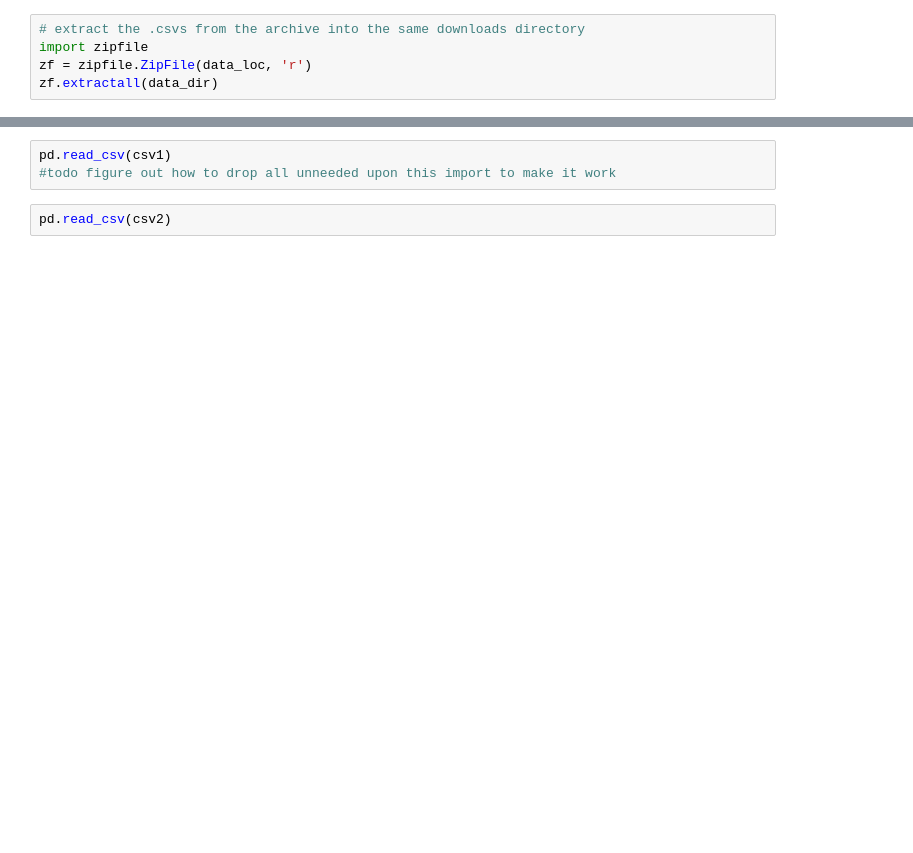
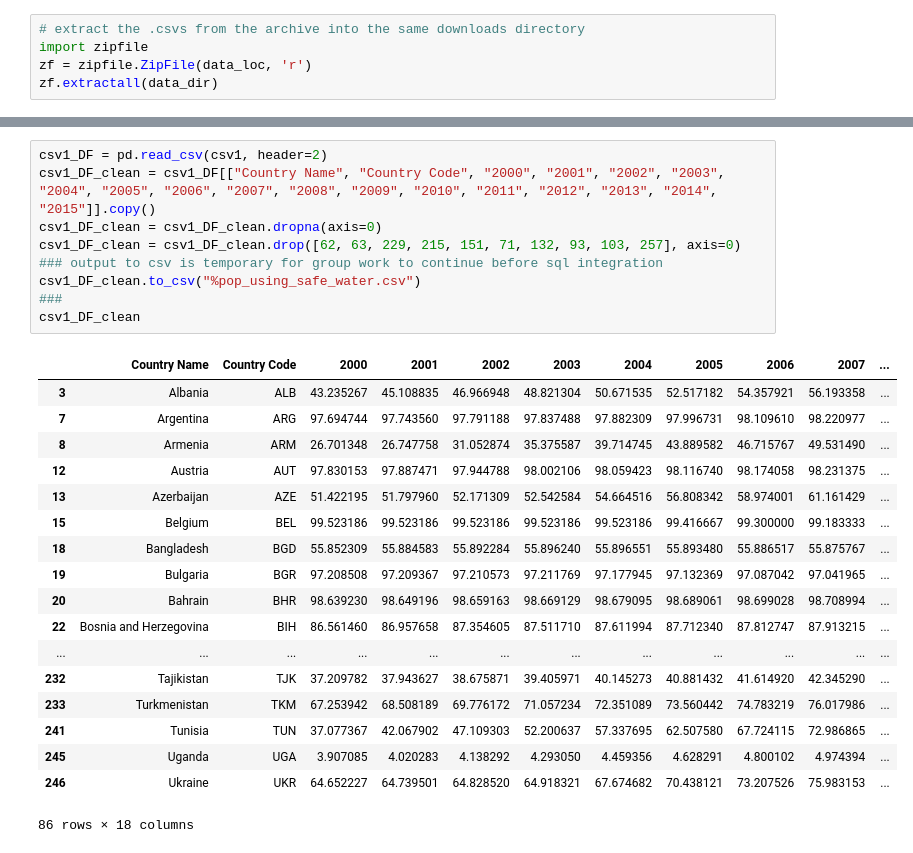
Before and after one commit to ykarki1/water-access, a Jupyter notebook: water_notebook.ipynb, the cells around one changed output, grey strips where cells are left out. Cells and saved outputs as stored; diff of their text form; blank space fills up the shorter version.

Commit message:
saving progress
df1 is fixed and cleaned

df2 needs to be cleaned still

```diff
--- a/water_notebook.ipynb
+++ b/water_notebook.ipynb
@@ -74,5 +86,28 @@ print(csv2)
-# %%
-pd.read_csv(csv1)
-#todo figure out how to drop all unneeded upon this import to make it work
-# %%
-pd.read_csv(csv2)
+# %%
+csv1_DF = pd.read_csv(csv1, header=2)
+csv1_DF_clean = csv1_DF[["Country Name", "Country Code", "2000", "2001", "2002", "2003", "2004", "2005", "2006", "2007", "2008", "2009", "2010", "2011", "2012", "2013", "2014", "2015"]].copy()
+csv1_DF_clean = csv1_DF_clean.dropna(axis=0)
+csv1_DF_clean = csv1_DF_clean.drop([62, 63, 229, 215, 151, 71, 132, 93, 103, 257], axis=0)
+### output to csv is temporary for group work to continue before sql integration
+csv1_DF_clean.to_csv("%pop_using_safe_water.csv")
+###
+csv1_DF_clean
+# %% [output]
+|  | Country Name | Country Code | 2000 | 2001 | 2002 | 2003 | 2004 | 2005 | 2006 | 2007 | ... |
+| 3 | Albania | ALB | 43.235267 | 45.108835 | 46.966948 | 48.821304 | 50.671535 | 52.517182 | 54.357921 | 56.193358 | ... |
+| 7 | Argentina | ARG | 97.694744 | 97.743560 | 97.791188 | 97.837488 | 97.882309 | 97.996731 | 98.109610 | 98.220977 | ... |
+| 8 | Armenia | ARM | 26.701348 | 26.747758 | 31.052874 | 35.375587 | 39.714745 | 43.889582 | 46.715767 | 49.531490 | ... |
+| 12 | Austria | AUT | 97.830153 | 97.887471 | 97.944788 | 98.002106 | 98.059423 | 98.116740 | 98.174058 | 98.231375 | ... |
+| 13 | Azerbaijan | AZE | 51.422195 | 51.797960 | 52.171309 | 52.542584 | 54.664516 | 56.808342 | 58.974001 | 61.161429 | ... |
+| 15 | Belgium | BEL | 99.523186 | 99.523186 | 99.523186 | 99.523186 | 99.523186 | 99.416667 | 99.300000 | 99.183333 | ... |
+| 18 | Bangladesh | BGD | 55.852309 | 55.884583 | 55.892284 | 55.896240 | 55.896551 | 55.893480 | 55.886517 | 55.875767 | ... |
+| 19 | Bulgaria | BGR | 97.208508 | 97.209367 | 97.210573 | 97.211769 | 97.177945 | 97.132369 | 97.087042 | 97.041965 | ... |
+| 20 | Bahrain | BHR | 98.639230 | 98.649196 | 98.659163 | 98.669129 | 98.679095 | 98.689061 | 98.699028 | 98.708994 | ... |
+| 22 | Bosnia and Herzegovina | BIH | 86.561460 | 86.957658 | 87.354605 | 87.511710 | 87.611994 | 87.712340 | 87.812747 | 87.913215 | ... |
+| ... | ... | ... | ... | ... | ... | ... | ... | ... | ... | ... | ... |
+| 232 | Tajikistan | TJK | 37.209782 | 37.943627 | 38.675871 | 39.405971 | 40.145273 | 40.881432 | 41.614920 | 42.345290 | ... |
+| 233 | Turkmenistan | TKM | 67.253942 | 68.508189 | 69.776172 | 71.057234 | 72.351089 | 73.560442 | 74.783219 | 76.017986 | ... |
+| 241 | Tunisia | TUN | 37.077367 | 42.067902 | 47.109303 | 52.200637 | 57.337695 | 62.507580 | 67.724115 | 72.986865 | ... |
+| 245 | Uganda | UGA | 3.907085 | 4.020283 | 4.138292 | 4.293050 | 4.459356 | 4.628291 | 4.800102 | 4.974394 | ... |
+| 246 | Ukraine | UKR | 64.652227 | 64.739501 | 64.828520 | 64.918321 | 67.674682 | 70.438121 | 73.207526 | 75.983153 | ... |
+86 rows × 18 columns
```
Also changed, not shown: parts of 8 cells of this notebook.
